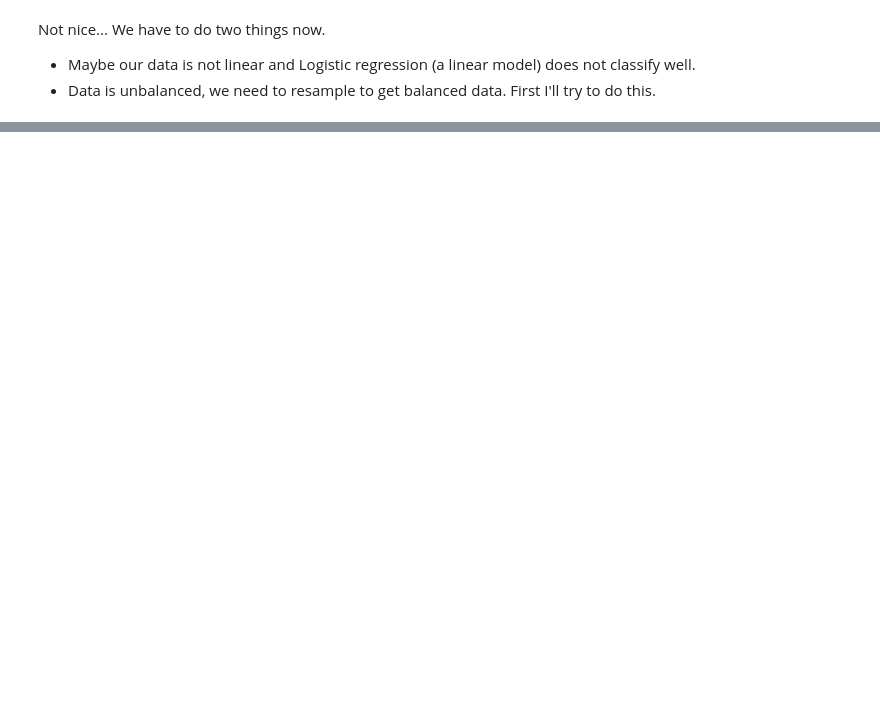
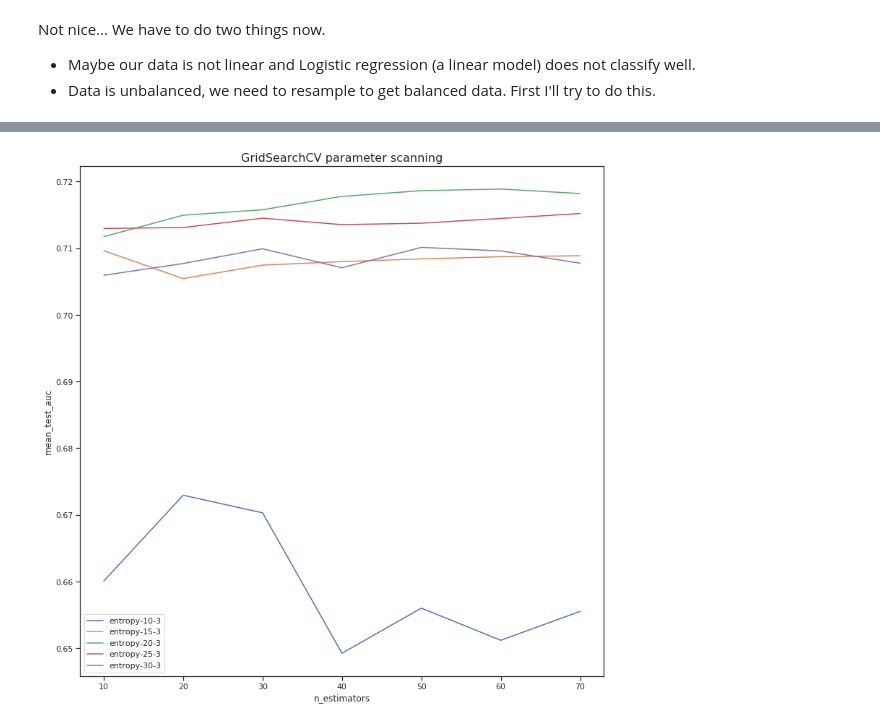
Before and after one commit to SebastiaAgramunt/DataScience, a Jupyter notebook: notebooks/1_Salary_Prediction.ipynb, the cells around one changed output, grey strips where cells are left out. Cells and saved outputs as stored; diff of their text form; code cells hidden in the pictures; blank space fills up the shorter version.

```diff
--- a/notebooks/1_Salary_Prediction.ipynb
+++ b/notebooks/1_Salary_Prediction.ipynb
@@ -365,0 +497,14 @@ Not nice... We have to do two things now.
+# %%
+from sklearn.metrics import make_scorer, accuracy_score, precision_score, recall_score, roc_auc_score
+
+param_grid = [{'n_estimators':[10, 20, 30, 40, 50, 60, 70],
+               'max_features': [2,3],
+               'max_depth': [10, 15, 20, 25, 30],
+               "criterion": ["gini", "entropy"]}]
+
+scorers = {
+    #'precision_score': make_scorer(precision_score),
+    'recall_score': make_scorer(recall_score),
+    'accuracy_score': make_scorer(accuracy_score),
+    'auc': make_scorer(roc_auc_score)
+}
@@ -365,0 +513,5 @@ Not nice... We have to do two things now.
+# %%
+grid_search = GridSearchCV(RandomForestClassifier(), param_grid, scoring=scorers, refit="auc",
+                           cv=3, return_train_score=True, n_jobs=1,verbose = 10)
+grid_search.fit(X_train.values, y_train.values)
+results = grid_search.cv_results_
@@ -365,0 +589,24 @@ Not nice... We have to do two things now.
+# %%
+plt.figure(figsize=(13, 13))
+plt.title("GridSearchCV parameter scanning",
+          fontsize=16)
+
+y_label = 'mean_test_auc'
+plt.xlabel(x_axis_param)
+plt.ylabel(y_label)
+
+ax = plt.gca()
+#ax.set_xlim(0, 402)
+#ax.set_ylim(0.86, 0.9)
+
+idx = to_plot[1][1]
+X_axis = np.array(results['param_' + x_axis_param][idx], dtype=float)
+
+for param, idx in zip(to_plot[0], to_plot[1]):
+    param = '-'.join([str(p) for p in param])
+    ax.plot(X_axis, results[y_label][idx], alpha=1, label="%s" % (param))
+
+plt.legend(loc='best')
+plt.show()
+# %% [output]
+[figure, added]
```
Also changed, not shown: parts of 29 cells of this notebook.
